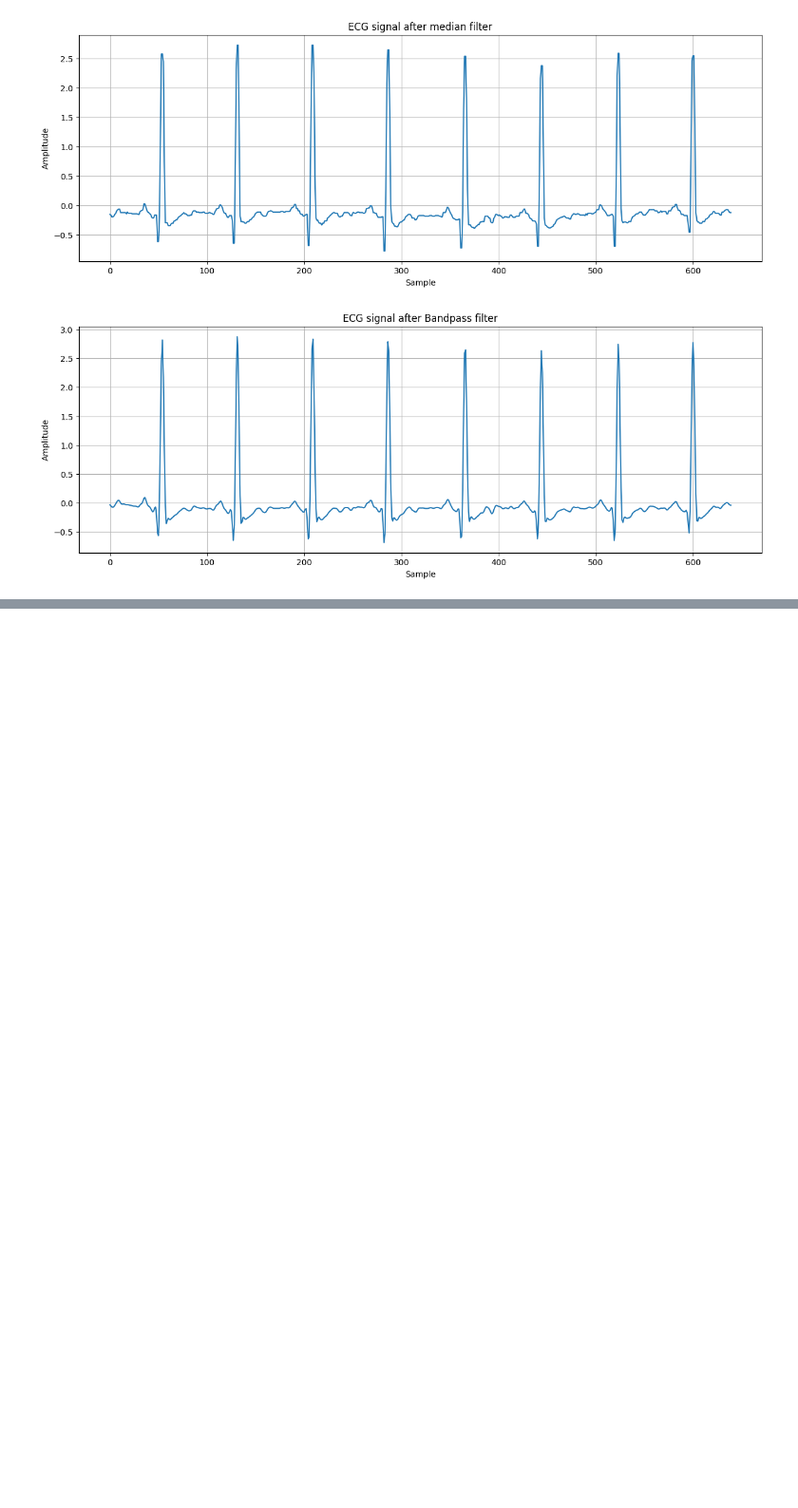
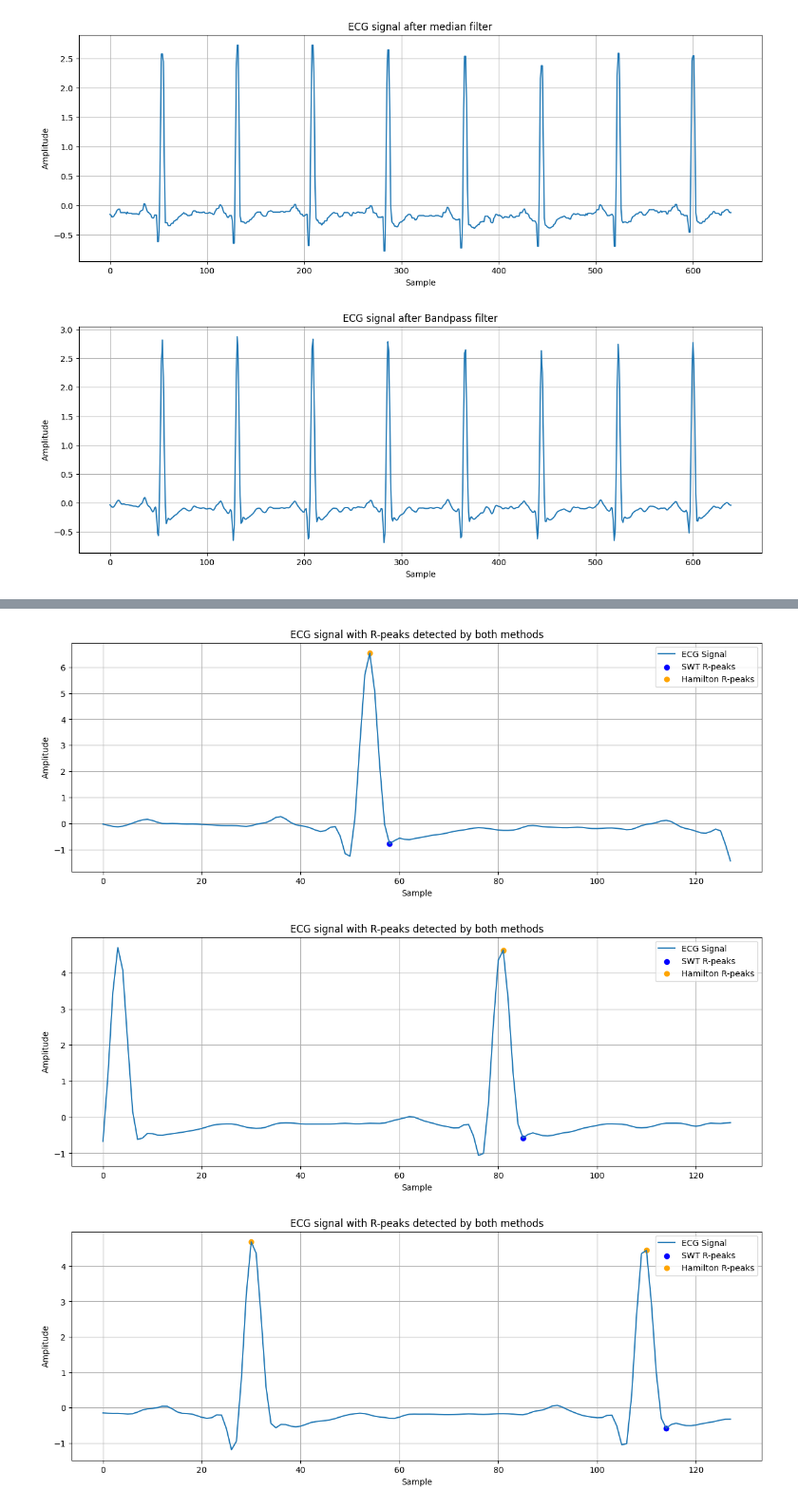
Before and after one commit to SadaruwanSRI/Forecasting-for-anomaly-detection-on-ECG, a Jupyter notebook: EDA.ipynb, the cells around one changed output, grey strips where cells are left out. Shown at 95% size. Saved outputs shown, nothing was run; the diff lists cells and outputs as text; code cells hidden in the pictures; blank space fills up the shorter version.

```diff
--- a/EDA.ipynb
+++ b/EDA.ipynb
@@ -510,0 +237,32 @@ ModuleNotFoundError: No module named 'xgboost'
+# %%
+signal_quality_now = []
+win_intra = 1
+
+for k in range(win_intra * fs, window_complete.shape[0] + 1, win_intra * fs):
+    min_limit = k - win_intra * fs
+    max_limit = k
+    window_complete_intra = filt[min_limit:max_limit]
+    # Normalizing the signal
+    ecg_signal = StandardScaler().fit_transform(window_complete_intra.reshape(-1, 1)).reshape(1, -1)[0]
+
+    detectors = Detectors(fs)
+    qrs_frames_swt = detectors.swt_detector(ecg_signal)
+    qrs_frames_hamilton = bsp_ecg.hamilton_segmenter(
+        signal = np.array(ecg_signal),
+        sampling_rate = fs)
+
+    # plot the signal with R-peaks detected by both methods
+    plt.figure(figsize=(15, 5))
+    plt.plot(ecg_signal, label='ECG Signal')
+    plt.scatter(qrs_frames_swt, ecg_signal[qrs_frames_swt], color='blue', label='SWT R-peaks')
+    plt.scatter(qrs_frames_hamilton, ecg_signal[qrs_frames_hamilton], color='orange', label='Hamilton R-peaks')
+    plt.title("ECG signal with R-peaks detected by both methods")
+    plt.xlabel("Sample")
+    plt.ylabel("Amplitude")
+    plt.legend()
+    plt.grid()
+    plt.show()
+# %% [output]
+[figure, added]
+[figure, added]
+[figure, added]
```
Also changed, not shown: parts of 39 cells of this notebook.
